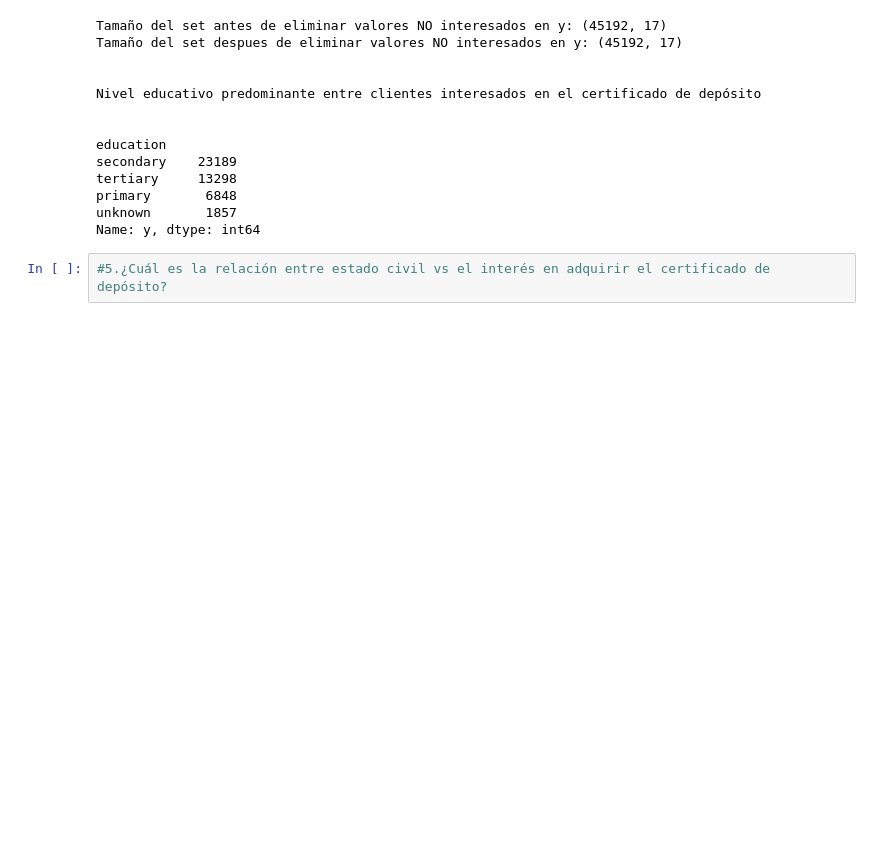
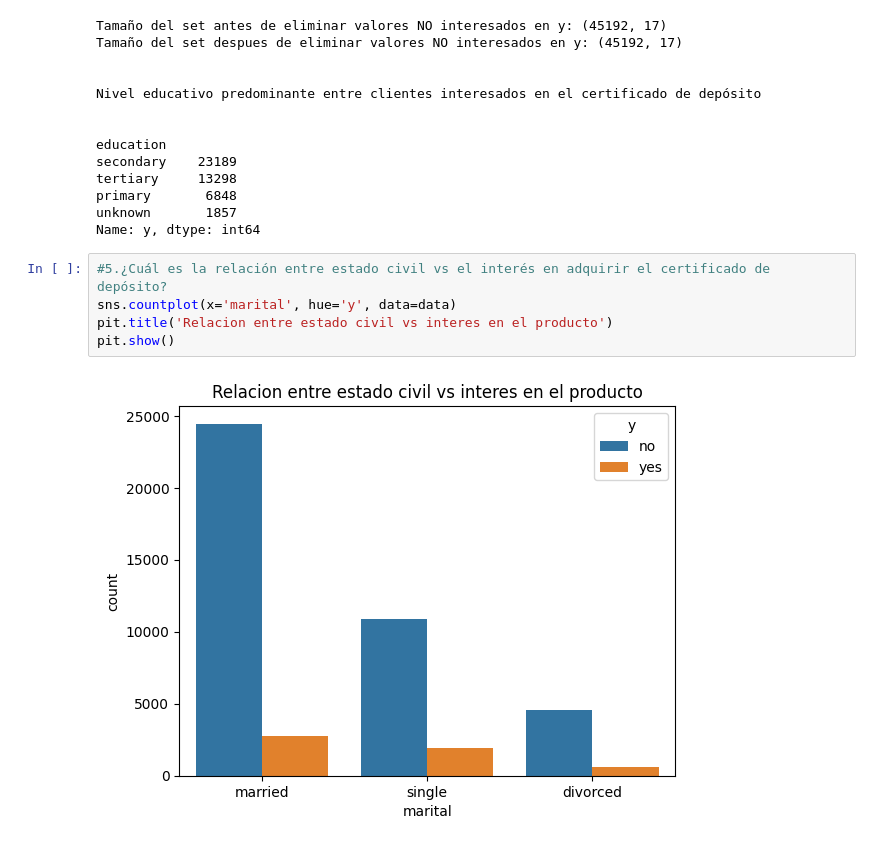
Before and after one commit to LorenaAmaya/Talento-Tech, a Jupyter notebook: Practica_DataCleaning.ipynb, the cells around one changed output. Cells and saved outputs as stored; diff of their text form; blank space fills up the shorter version.

```diff
--- a/Practica_DataCleaning.ipynb
+++ b/Practica_DataCleaning.ipynb
@@ -451,5 +456,10 @@ unknown       1857
 Name: y, dtype: int64
 # %%
 #5.¿Cuál es la relación entre estado civil vs el interés en adquirir el certificado de depósito?
+sns.countplot(x='marital', hue='y', data=data)
+pit.title('Relacion entre estado civil vs interes en el producto')
+pit.show()
+# %% [output]
+[figure, added]
 # %%
 #6. ¿Cuál es la distribución del medio de contacto más frecuente de los clientes interesados en adquirir el certificado de depósito?
```
Also changed, not shown: parts of 7 cells of this notebook.
